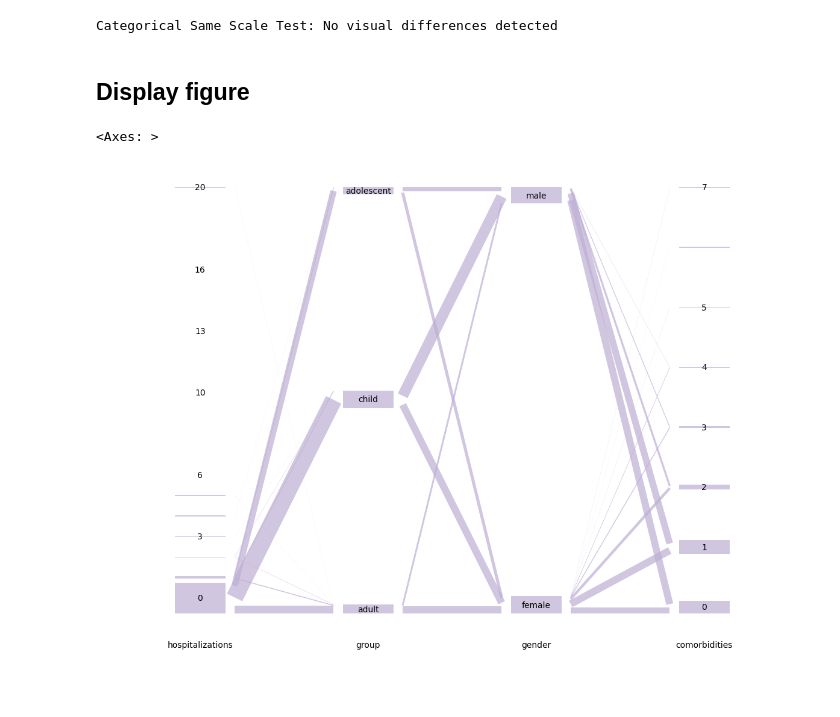
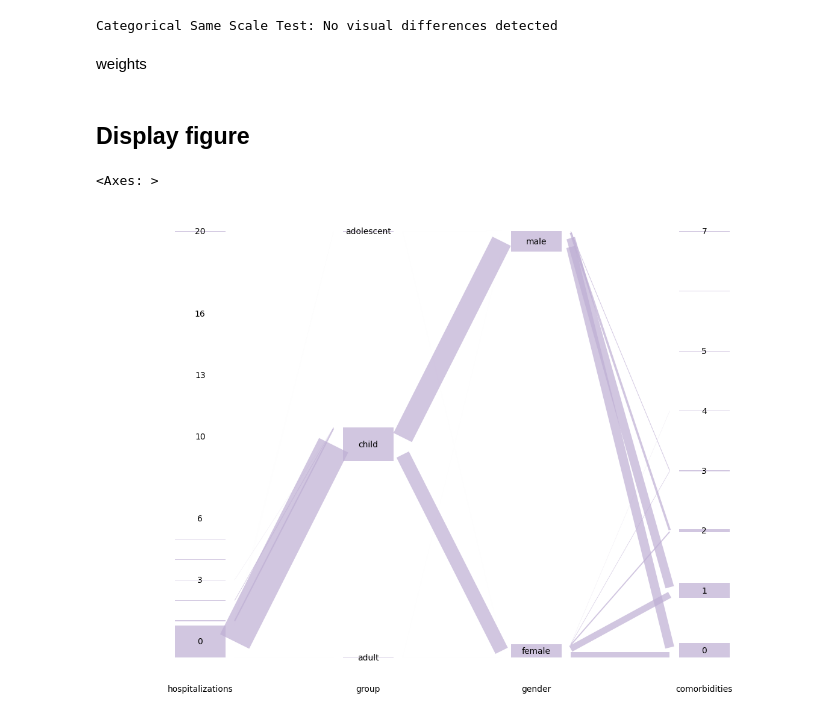
Before and after one commit to TianchengY/hammock_plot, a Jupyter notebook: test_suite/test_suite.ipynb, the cells around one changed output. Drawn from its saved outputs; the diff is of its cells as text; code cells hidden in the pictures; blank space fills up the shorter version.

Commit message:
added weights to connectors too

```diff
--- a/test_suite/test_suite.ipynb
+++ b/test_suite/test_suite.ipynb
@@ -895,3 +895,5 @@ hammock.plot(
 if not GENERATE_EXPECTED: show_expected_vs_actual("Categorical Same Scale Test", filename)
 # %% [output]
 Categorical Same Scale Test: No visual differences detected
+# %% [markdown]
+weights
@@ -900,15 +919,17 @@ Categorical Same Scale Test: No visual differences detected
 # %%
 # other - display_figure
 # success = figure displays successfully
 df = df_asthma
 
+df["weights"] = (df["group"] == "child").astype(int)*2000 + 1
 
 hammock = hammock_plot.Hammock(df)
 
 hammock.plot(
     var=["hospitalizations", "group", "gender", "comorbidities"],
+    weights="weights",
     display_figure=True
 )
 # %% [output]
 <Axes: >
-[figure, old version]
+[figure, new version]
```
Also changed, not shown: parts of 1 cell of this notebook, 2 other files.
